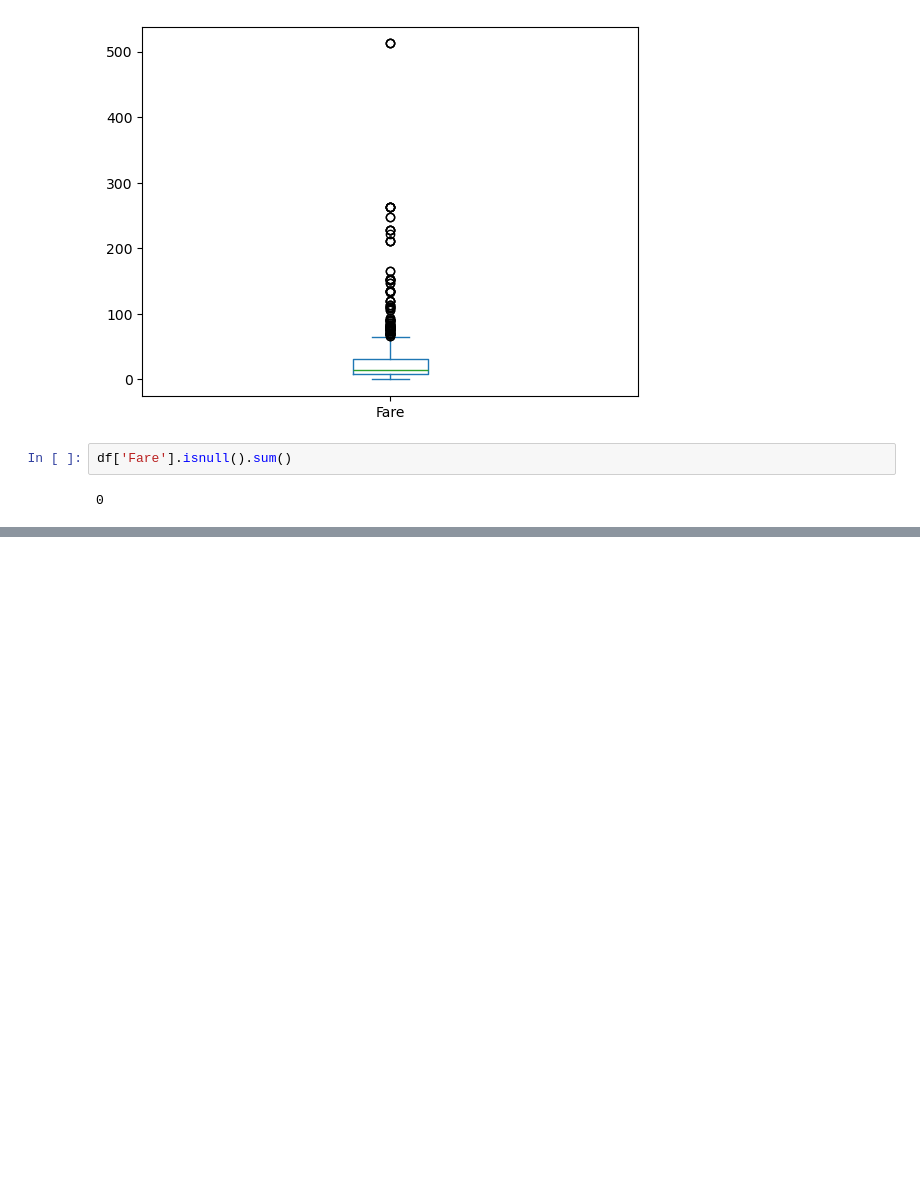
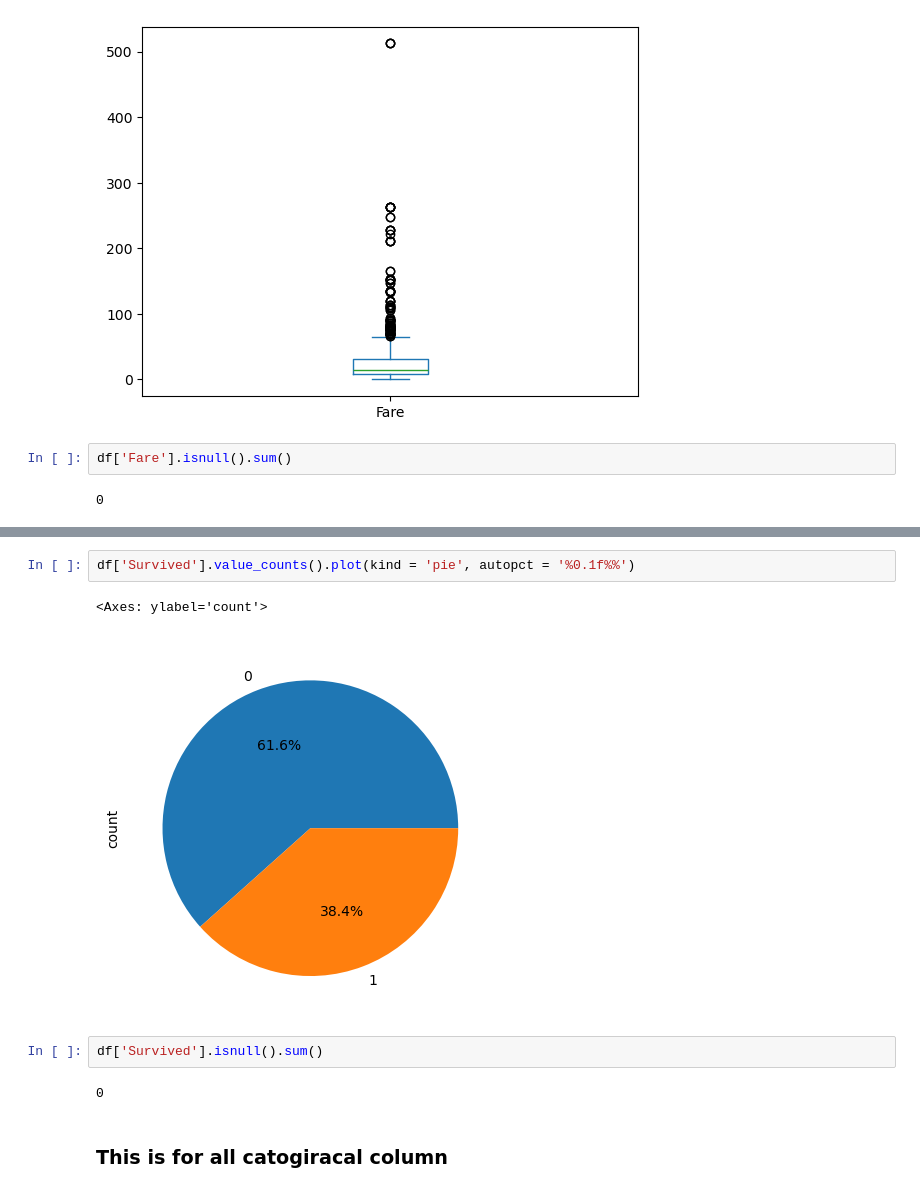
Before and after one commit to lalithrajr1034/Machine_learning_Practice, a Jupyter notebook: EDA/1_Univariat_analyais.ipynb, the cells around one changed output, grey strips where cells are left out. Drawn from its saved outputs; the diff is of its cells as text; blank space fills up the shorter version.

```diff
--- a/EDA/1_Univariat_analyais.ipynb
+++ b/EDA/1_Univariat_analyais.ipynb
@@ -121,0 +140,11 @@ df['Fare'].isnull().sum()
+# %%
+df['Survived'].value_counts().plot(kind = 'pie', autopct = '%0.1f%%')
+# %% [output]
+<Axes: ylabel='count'>
+[figure, added]
+# %%
+df['Survived'].isnull().sum()
+# %% [output]
+0
+# %% [markdown]
+<h3>This is for all catogiracal column</h3>
```
Also changed, not shown: parts of 9 cells of this notebook.
